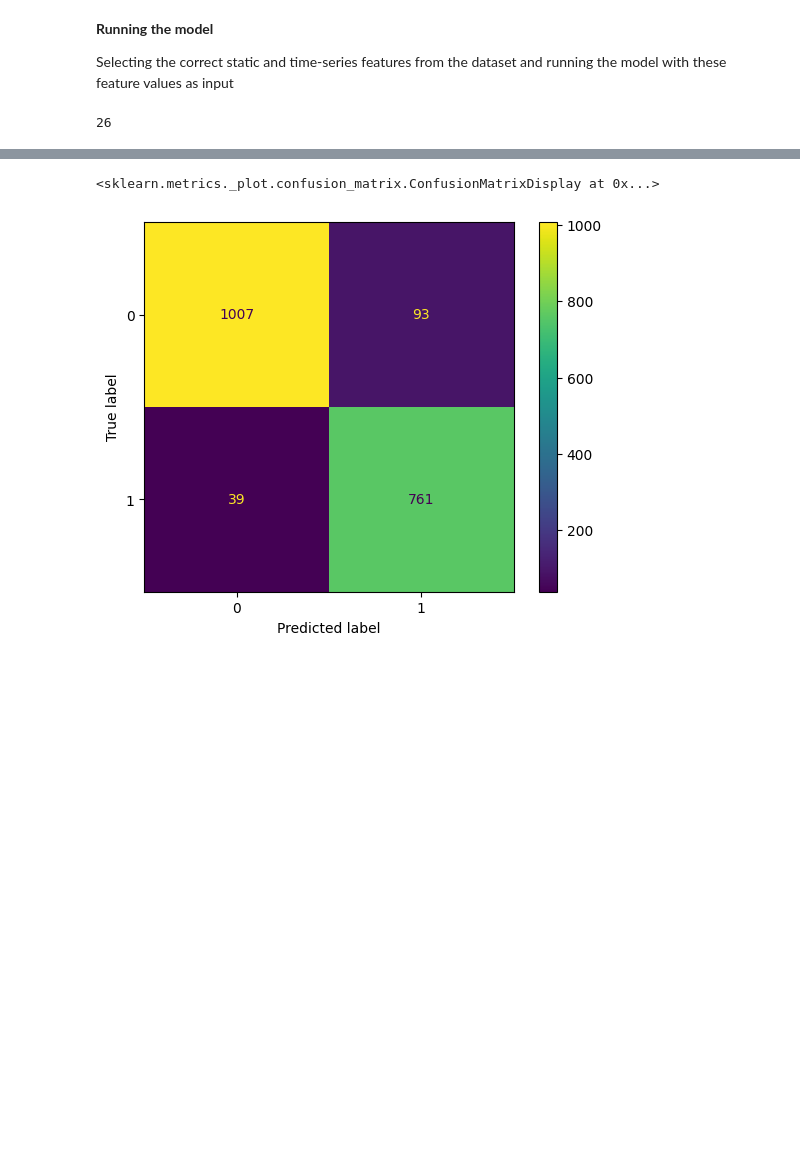
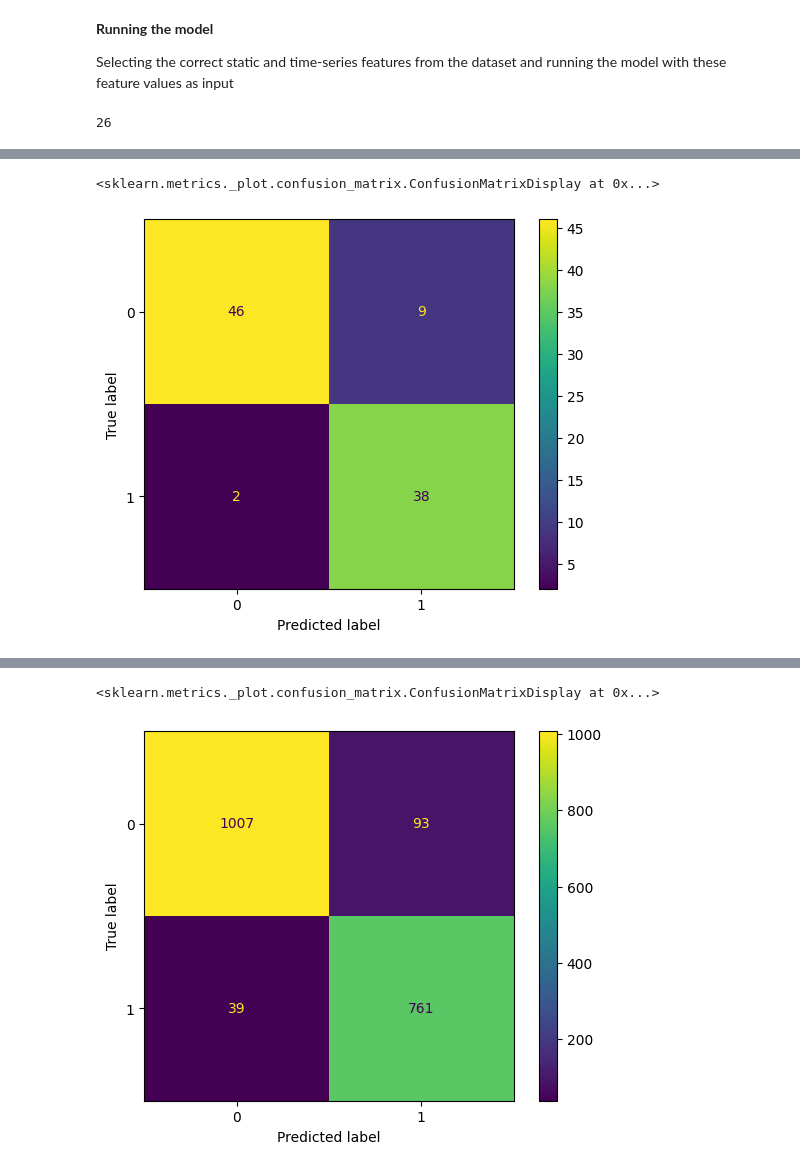
Before and after one commit to arjunchainani/ELAsTiCC-Classification, a Jupyter notebook: AnomalyDetection.ipynb, the cells around one changed output, grey strips where cells are left out. Cells and saved outputs as stored; diff of their text form; code cells hidden in the pictures; blank space fills up the shorter version.

Commit message:
added confidence thresholds and histograms for misclassifications

```diff
--- a/AnomalyDetection.ipynb
+++ b/AnomalyDetection.ipynb
@@ -679,0 +713,14 @@ array([[1.06065825e-07, 9.99999894e-01],
+# %%
+from sklearn import metrics
+
+true = [np.argmax(y_true[i]) for i in range(len(y_true))]
+# pred = [np.argmax(y_pred[i]) for i in range(len(y_pred))]
+pred = [0 if element > 0.7 else 1 for element in np.transpose(y_pred)[0]]
+# pred = [element for element in y_pred]
+
+cm = metrics.confusion_matrix(true, pred)
+disp = metrics.ConfusionMatrixDisplay(confusion_matrix=cm)
+disp.plot()
+# %% [output]
+<sklearn.metrics._plot.confusion_matrix.ConfusionMatrixDisplay at 0x...>
+[figure, added]
```
Also changed, not shown: parts of 12 cells of this notebook.
